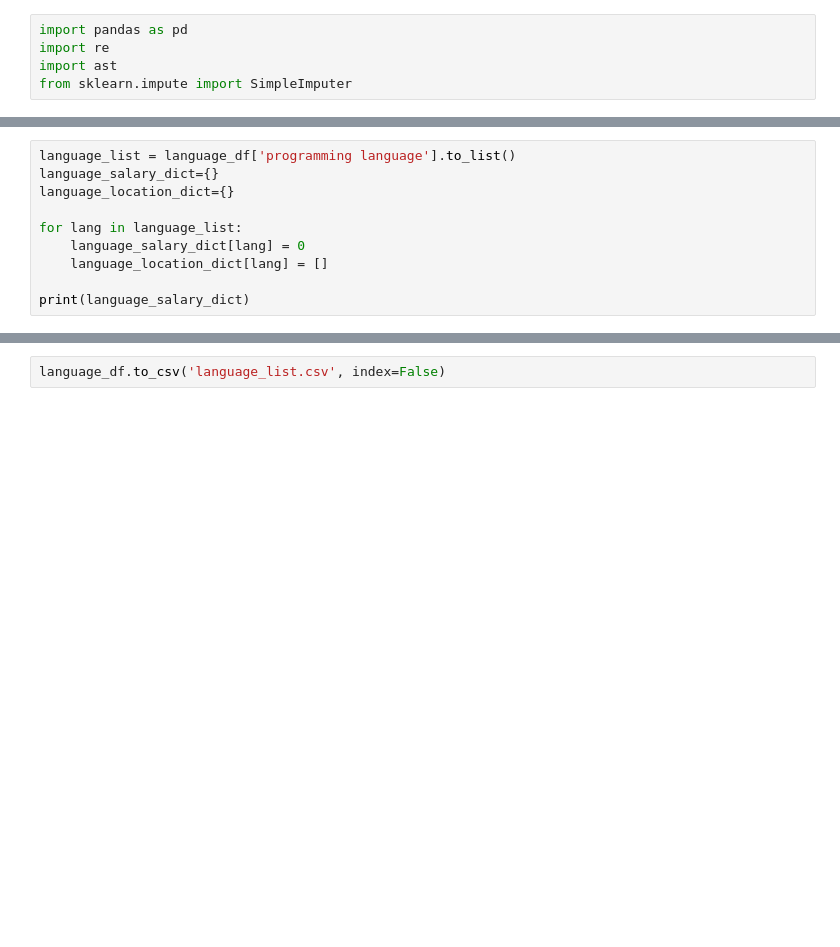
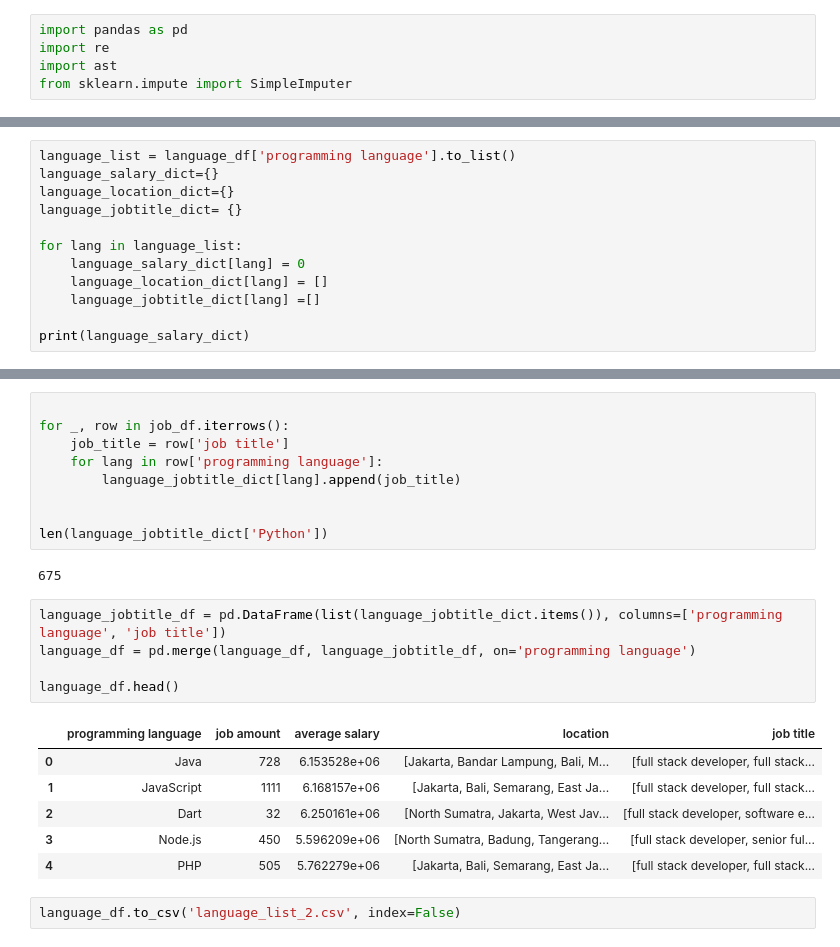
Before and after one commit to Ella-Raputri/FoDS-FinalProject, a Jupyter notebook: job_aspect/clean_job2.ipynb, the cells around one changed output, grey strips where cells are left out. Saved outputs shown, nothing was run; the diff lists cells and outputs as text; blank space fills up the shorter version.

```diff
--- a/job_aspect/clean_job2.ipynb
+++ b/job_aspect/clean_job2.ipynb
@@ -33,9 +66,11 @@ for key, value in d.items():
 language_list = language_df['programming language'].to_list()
 language_salary_dict={}
 language_location_dict={}
+language_jobtitle_dict= {}
 
 for lang in language_list:
     language_salary_dict[lang] = 0
     language_location_dict[lang] = []
+    language_jobtitle_dict[lang] =[]
 
 print(language_salary_dict)
@@ -89,4 +148,27 @@ language_df.head()
+# %%
+
+for _, row in job_df.iterrows():
+    job_title = row['job title']
+    for lang in row['programming language']:
+        language_jobtitle_dict[lang].append(job_title)
+
+
+len(language_jobtitle_dict['Python'])
+# %% [output]
+675
+# %%
+language_jobtitle_df = pd.DataFrame(list(language_jobtitle_dict.items()), columns=['programming language', 'job title'])
+language_df = pd.merge(language_df, language_jobtitle_df, on='programming language')
+
+language_df.head()
+# %% [output]
+|  | programming language | job amount | average salary | location | job title |
+| 0 | Java | 728 | 6.153528e+06 | [Jakarta, Bandar Lampung, Bali, M... | [full stack developer, full stack... |
+| 1 | JavaScript | 1111 | 6.168157e+06 | [Jakarta, Bali, Semarang, East Ja... | [full stack developer, full stack... |
+| 2 | Dart | 32 | 6.250161e+06 | [North Sumatra, Jakarta, West Jav... | [full stack developer, software e... |
+| 3 | Node.js | 450 | 5.596209e+06 | [North Sumatra, Badung, Tangerang... | [full stack developer, senior ful... |
+| 4 | PHP | 505 | 5.762279e+06 | [Jakarta, Bali, Semarang, East Ja... | [full stack developer, full stack... |
 # %%
-language_df.to_csv('language_list.csv', index=False)
+language_df.to_csv('language_list_2.csv', index=False)
 # %%
 language_df.describe()
```
Also changed, not shown: parts of 10 cells of this notebook, 5 other files.
